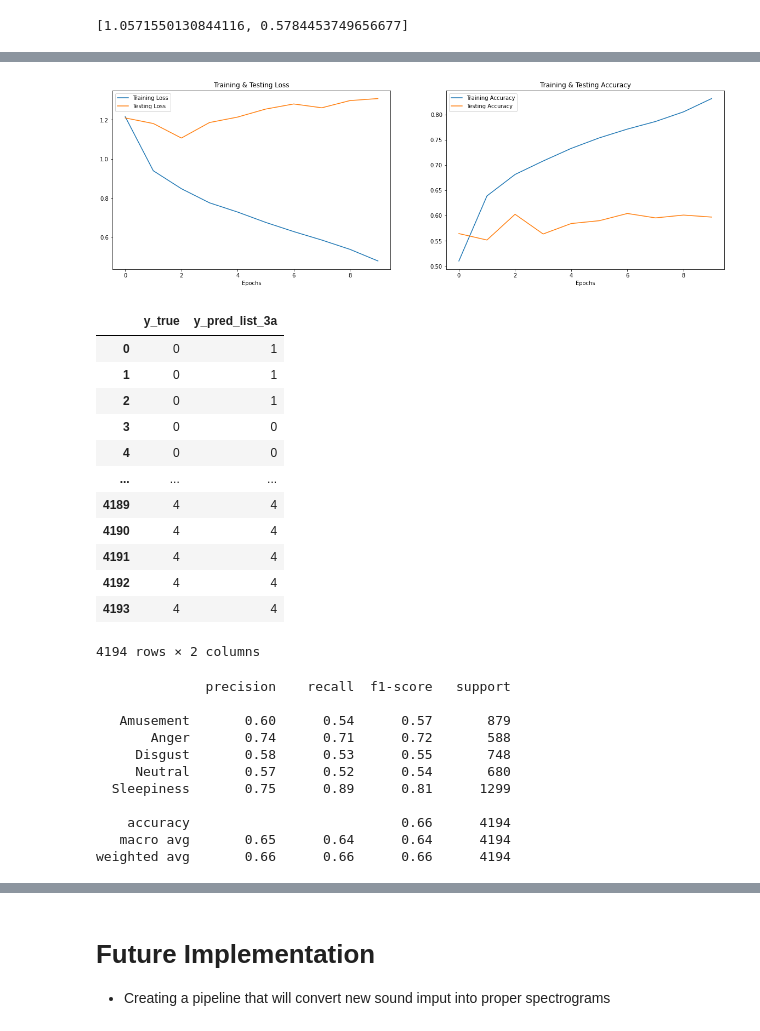
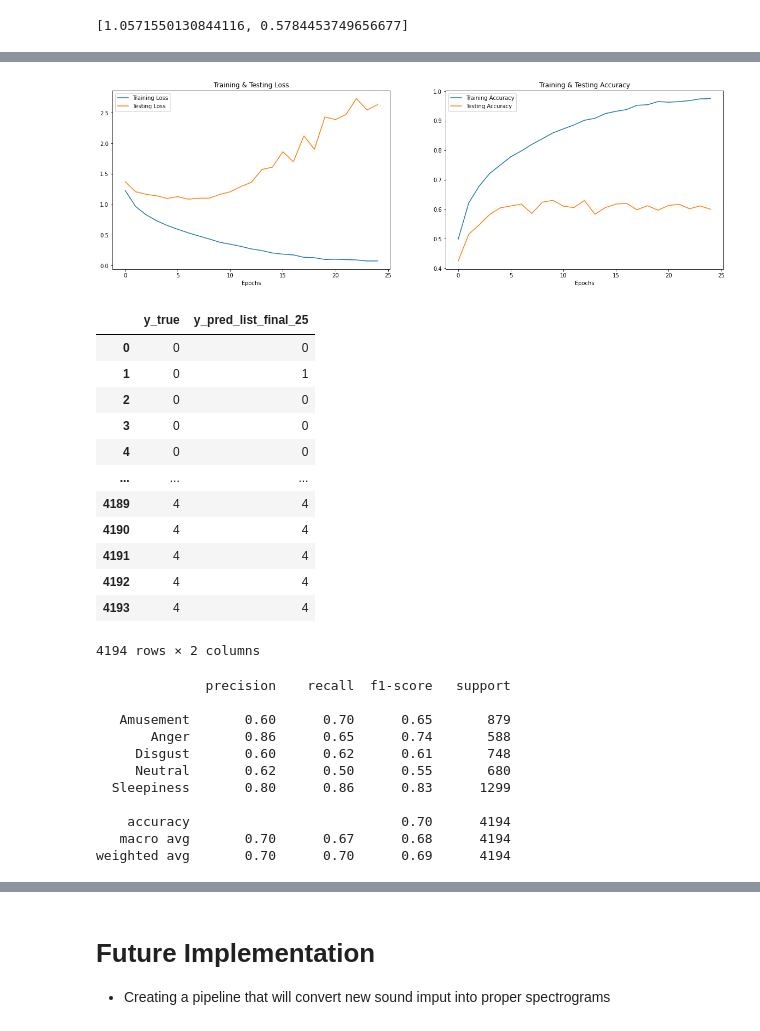
Before and after one commit to njw27/Speech_Emotion_Recognition_SER, a Jupyter notebook: EDA_notebook.ipynb, the cells around one changed output, grey strips where cells are left out. Cells and saved outputs as stored; diff of their text form; code cells hidden in the pictures.

Commit message:
Updating final model with various Epochs

```diff
--- a/EDA_notebook.ipynb
+++ b/EDA_notebook.ipynb
@@ -1386,19 +1401,19 @@ This performs almost as well as Model #7. However, due to Model #7 having slight
 # %%
-model_final = tf.keras.models.Sequential()
-model_final.add(tf.keras.layers.Conv2D(filters=70, kernel_size=3, activation='relu', input_shape=[64,64,3]))
-model_final.add(tf.keras.layers.MaxPool2D(pool_size=2, strides=2))
-model_final.add(tf.keras.layers.Conv2D(filters=35, kernel_size=3, activation='relu'))
-model_final.add(tf.keras.layers.MaxPool2D(pool_size=2, strides=2))
-model_final.add(tf.keras.layers.Conv2D(filters=35, kernel_size=3, activation='relu'))
-model_final.add(tf.keras.layers.MaxPool2D(pool_size=2, strides=2))
-model_final.add(tf.keras.layers.Flatten())
-model_final.add(tf.keras.layers.Dense(35, activation='relu'))
-model_final.add(tf.keras.layers.Dense(5, activation='softmax'))
+model_final_25 = tf.keras.models.Sequential()
+model_final_25.add(tf.keras.layers.Conv2D(filters=70, kernel_size=3, activation='relu', input_shape=[64,64,3]))
+model_final_25.add(tf.keras.layers.MaxPool2D(pool_size=2, strides=2))
+model_final_25.add(tf.keras.layers.Conv2D(filters=35, kernel_size=3, activation='relu'))
+model_final_25.add(tf.keras.layers.MaxPool2D(pool_size=2, strides=2))
+model_final_25.add(tf.keras.layers.Conv2D(filters=35, kernel_size=3, activation='relu'))
+model_final_25.add(tf.keras.layers.MaxPool2D(pool_size=2, strides=2))
+model_final_25.add(tf.keras.layers.Flatten())
+model_final_25.add(tf.keras.layers.Dense(90, activation='relu'))
+model_final_25.add(tf.keras.layers.Dense(5, activation='softmax'))
 
 
-model_final.compile(optimizer="adam", loss="categorical_crossentropy", metrics=['accuracy'])
-model_final.summary()
+model_final_25.compile(optimizer="adam", loss="categorical_crossentropy", metrics=['accuracy'])
+model_final_25.summary()
 
 
-history_final = model_final.fit(x=train_data, validation_data=val_data, batch_size=45, epochs=1)
+history_final_25 = model_final_25.fit(x=train_data, validation_data=val_data, batch_size=45, epochs=25)
 # %% [output]
@@ -1429,46 +1447,46 @@ model_final.evaluate(test_data)
 # %%
-epochs = [i for i in range(15)]
+epochs = [i for i in range(25)]
 fig , ax = plt.subplots(1,2)
-train_acc = history_final.history['accuracy']
-train_loss = history_final.history['loss']
-test_acc = history_final.history['val_accuracy']
-test_loss = history_final.history['val_loss']
+train_acc = history_final_25.history['accuracy']
+train_loss = history_final_25.history['loss']
+test_acc = history_final_25.history['val_accuracy']
+test_loss = history_final_25.history['val_loss']
 
 fig.set_size_inches(20,6)
 ax[0].plot(epochs , train_loss , label = 'Training Loss')
 ax[0].plot(epochs , test_loss , label = 'Testing Loss')
 ax[0].set_title('Training & Testing Loss')
 ax[0].legend()
 ax[0].set_xlabel("Epochs")
 
 ax[1].plot(epochs , train_acc , label = 'Training Accuracy')
 ax[1].plot(epochs , test_acc , label = 'Testing Accuracy')
 ax[1].set_title('Training & Testing Accuracy')
 ax[1].legend()
 ax[1].set_xlabel("Epochs")
-plt.savefig('Final_Model_Results')
+# plt.savefig('Final_Model_25_Epoch_Results')
 plt.show()
 # %% [output]
-[figure, old version]
+[figure, new version]
 # %%
-y_pred_final = (model_final.predict(test_data))
+y_pred_final_25 = (model_final_25.predict(test_data))
 y_true = test_data.classes
 
 
-y_pred_list_final = []
+y_pred_list_final_25 = []
 
-for i in y_pred_final:
-  y_pred_list.append(i.argmax())
+for i in y_pred_final_25:
+  y_pred_list_final_25.append(i.argmax())
 
 
 
-y_df_final = pd.DataFrame({"y_true": y_true, "y_pred_list_9":y_pred_list_final})
-y_df_final
+y_df_final_25 = pd.DataFrame({"y_true": y_true, "y_pred_list_final_25":y_pred_list_final_25})
+y_df_final_25
 # %% [output]
-|  | y_true | y_pred_list_3a |
-| 0 | 0 | 1 |
+|  | y_true | y_pred_list_final_25 |
+| 0 | 0 | 0 |
 | 1 | 0 | 1 |
-| 2 | 0 | 1 |
+| 2 | 0 | 0 |
 | 3 | 0 | 0 |
 | 4 | 0 | 0 |
 | ... | ... | ... |
@@ -1481,17 +1499,17 @@ y_df_final
 # %%
 class_labels = list(test_data.class_indices.keys())
 
-print(classification_report(y_true, y_pred_list_final, target_names=class_labels))
+print(classification_report(y_true, y_pred_list_final_25, target_names=class_labels))
 # %% [output]
               precision    recall  f1-score   support
 
-   Amusement       0.60      0.54      0.57       879
-       Anger       0.74      0.71      0.72       588
-     Disgust       0.58      0.53      0.55       748
-     Neutral       0.57      0.52      0.54       680
-  Sleepiness       0.75      0.89      0.81      1299
+   Amusement       0.60      0.70      0.65       879
+       Anger       0.86      0.65      0.74       588
+     Disgust       0.60      0.62      0.61       748
+     Neutral       0.62      0.50      0.55       680
+  Sleepiness       0.80      0.86      0.83      1299
 
-    accuracy                           0.66      4194
-   macro avg       0.65      0.64      0.64      4194
-weighted avg       0.66      0.66      0.66      4194
+    accuracy                           0.70      4194
+   macro avg       0.70      0.67      0.68      4194
+weighted avg       0.70      0.70      0.69      4194
 # %%
```
Also changed, not shown: parts of 41 cells of this notebook.
